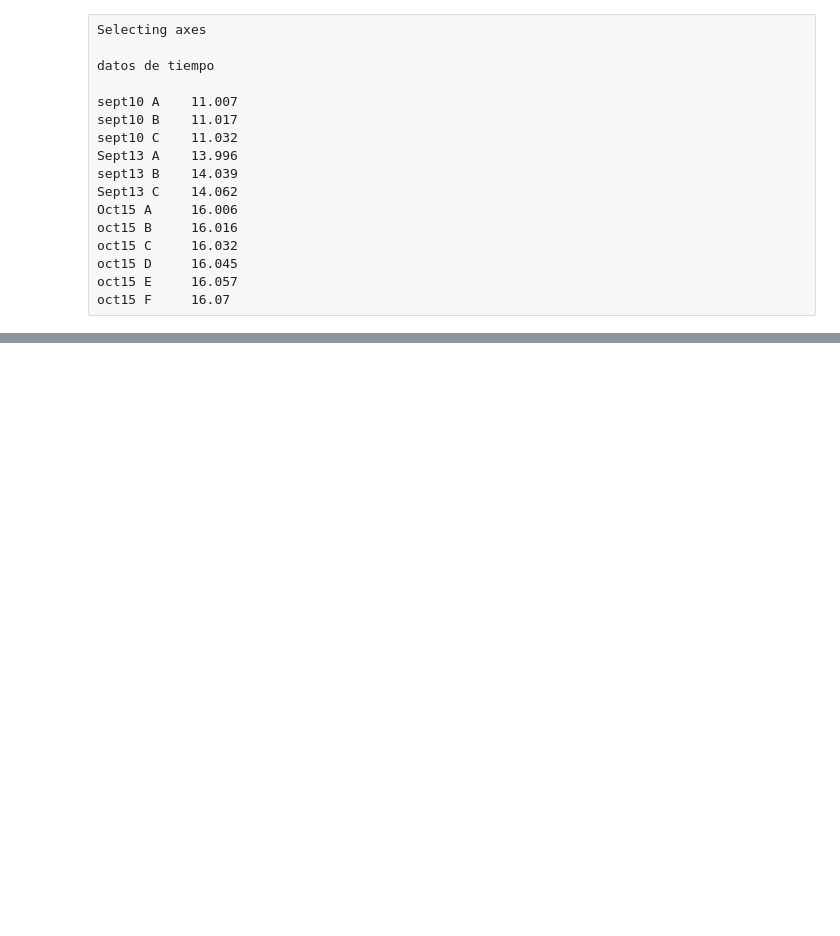
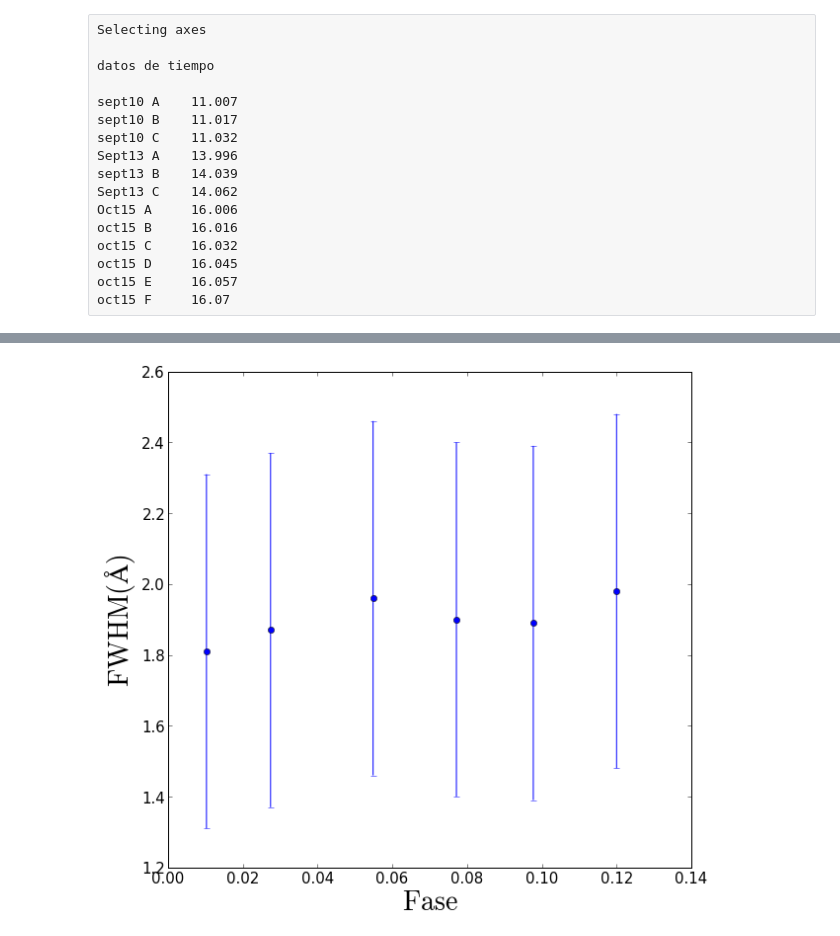
Before and after one commit to jngaravitoc/EpsCra, a Jupyter notebook: Spectra_analysis.ipynb, the cells around one changed output, grey strips where cells are left out. Drawn from its saved outputs; the diff is of its cells as text; code cells hidden in the pictures; blank space fills up the shorter version.

```diff
--- a/Spectra_analysis.ipynb
+++ b/Spectra_analysis.ipynb
@@ -438,8 +449,10 @@ plt.savefig('velocidadvsfase.png')
 # %%
 figure(num=None, figsize=(9.5, 9))
 plt.xlabel('$\mathrm{Fase}$', fontsize=28)
 plt.ylabel('$\mathrm{FWHM(\AA)}$', fontsize=28)
-plt.errorbar(Fase, FWHM, yerr=0.5, linestyle='.', marker='o')
+plt.errorbar(Hours, FWHM, yerr=0.5, linestyle='.', marker='o')
 plt.ylim()
 plt.tick_params(axis='both', which='major', labelsize=15)
 plt.savefig('anchovsfase.png')
+# %% [output]
+[figure, added]
```
Also changed, not shown: parts of 7 cells of this notebook.
